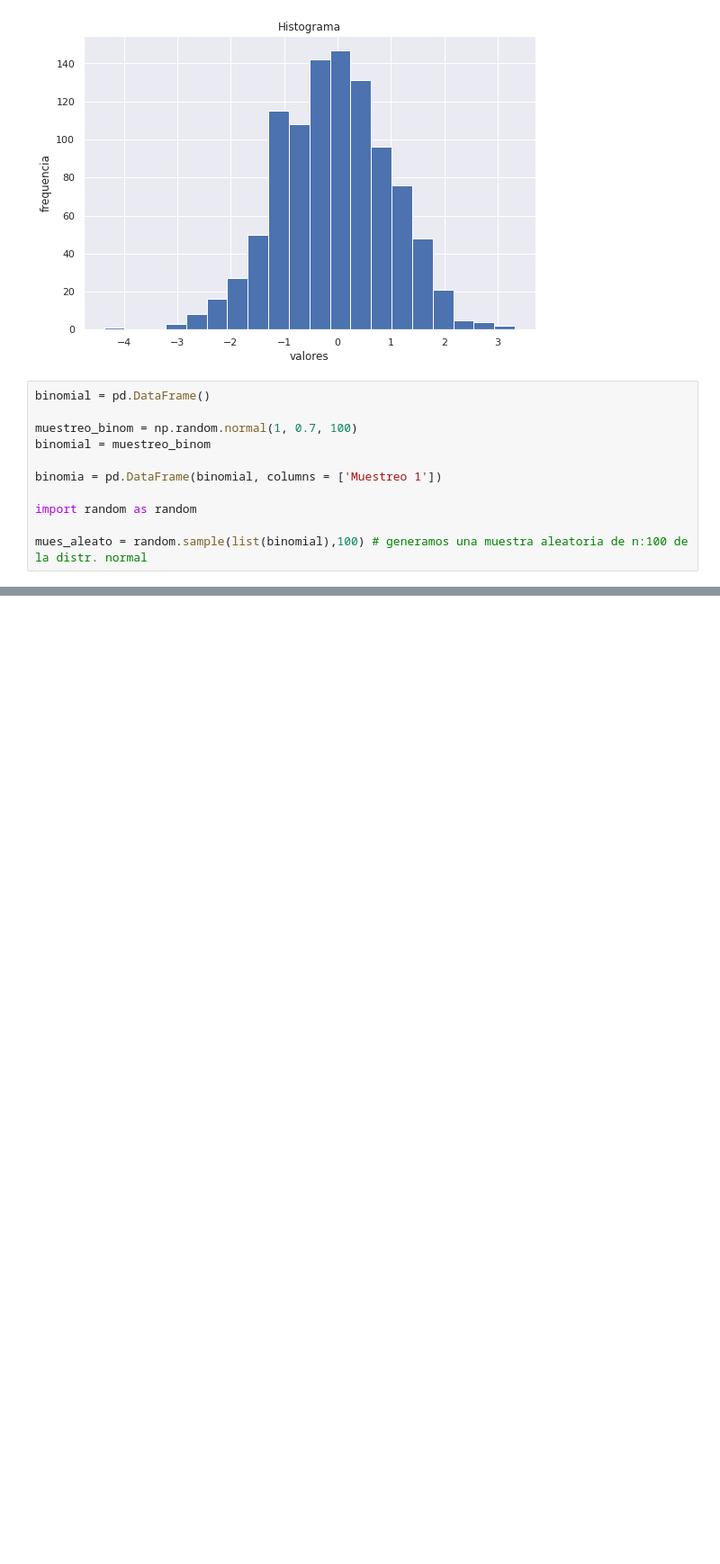
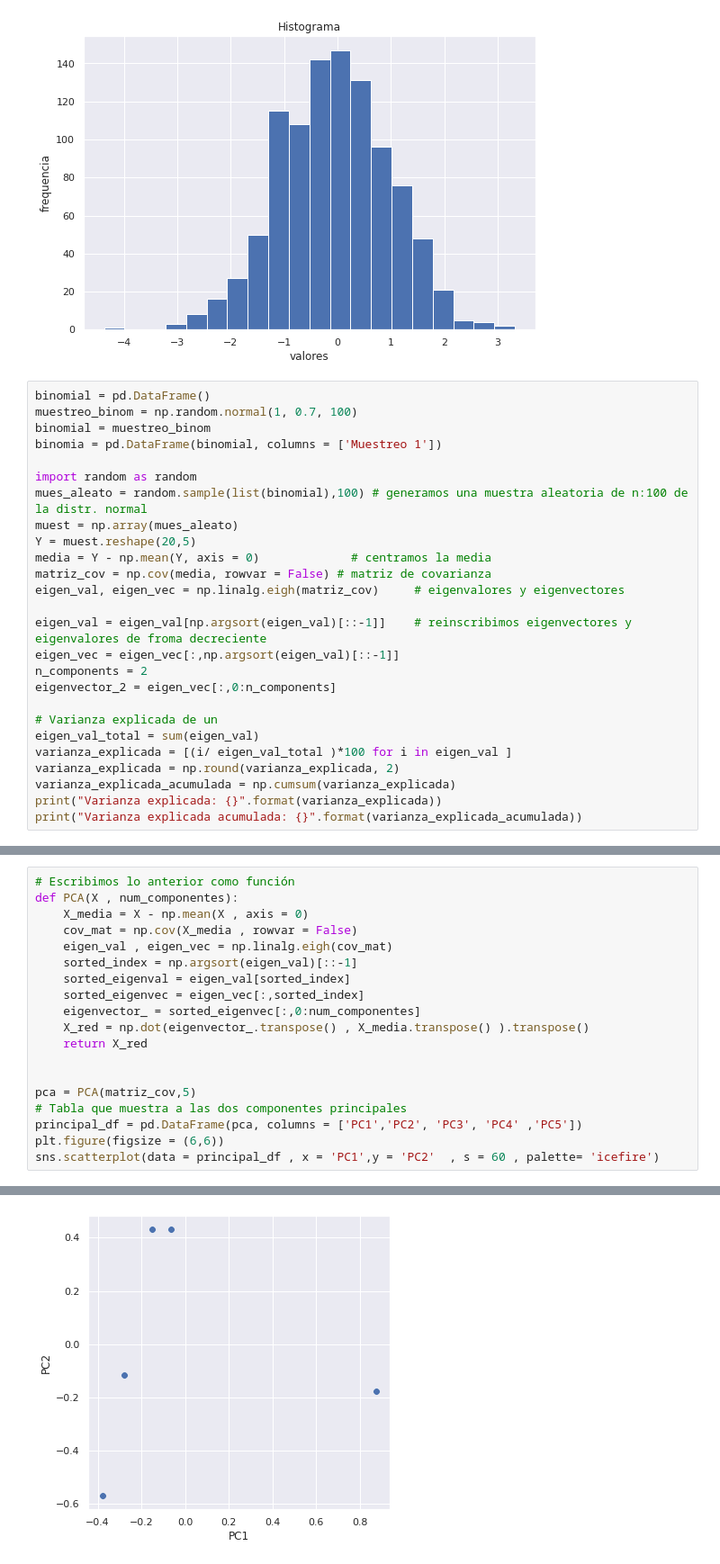
Before and after one commit to ADRIANVM117/proyectos_propios, a Jupyter notebook: actuaria/estadistica_multi/tarea_1_PCA.ipynb, the cells around one changed output, grey strips where cells are left out. Shown at 90% size. Saved outputs shown, nothing was run; the diff lists cells and outputs as text; blank space fills up the shorter version.

```diff
--- a/actuaria/estadistica_multi/tarea_1_PCA.ipynb
+++ b/actuaria/estadistica_multi/tarea_1_PCA.ipynb
@@ -162,13 +162,28 @@ plt.show()
 [figure]
 # %%
 binomial = pd.DataFrame()
-
 muestreo_binom = np.random.normal(1, 0.7, 100)
 binomial = muestreo_binom
-
 binomia = pd.DataFrame(binomial, columns = ['Muestreo 1'])
 
 import random as random
+mues_aleato = random.sample(list(binomial),100) # generamos una muestra aleatoria de n:100 de la distr. normal
+muest = np.array(mues_aleato)
+Y = muest.reshape(20,5)
+media = Y - np.mean(Y, axis = 0)             # centramos la media
+matriz_cov = np.cov(media, rowvar = False) # matriz de covarianza
+eigen_val, eigen_vec = np.linalg.eigh(matriz_cov)     # eigenvalores y eigenvectores
 
-mues_aleato = random.sample(list(binomial),100) # generamos una muestra aleatoria de n:100 de la distr. normal
+eigen_val = eigen_val[np.argsort(eigen_val)[::-1]]    # reinscribimos eigenvectores y eigenvalores de froma decreciente
+eigen_vec = eigen_vec[:,np.argsort(eigen_val)[::-1]]
+n_components = 2
+eigenvector_2 = eigen_vec[:,0:n_components]
+
+# Varianza explicada de un
+eigen_val_total = sum(eigen_val)
+varianza_explicada = [(i/ eigen_val_total )*100 for i in eigen_val ]
+varianza_explicada = np.round(varianza_explicada, 2)
+varianza_explicada_acumulada = np.cumsum(varianza_explicada)
+print("Varianza explicada: {}".format(varianza_explicada))
+print("Varianza explicada acumulada: {}".format(varianza_explicada_acumulada))
 # %% [output]
@@ -196,0 +192,20 @@ varianza =  stats.variance(mues_aleato, media )
+# %%
+# Escribimos lo anterior como función
+def PCA(X , num_componentes):
+    X_media = X - np.mean(X , axis = 0)
+    cov_mat = np.cov(X_media , rowvar = False)
+    eigen_val , eigen_vec = np.linalg.eigh(cov_mat)
+    sorted_index = np.argsort(eigen_val)[::-1]
+    sorted_eigenval = eigen_val[sorted_index]
+    sorted_eigenvec = eigen_vec[:,sorted_index]
+    eigenvector_ = sorted_eigenvec[:,0:num_componentes]
+    X_red = np.dot(eigenvector_.transpose() , X_media.transpose() ).transpose()
+    return X_red
+
+
+pca = PCA(matriz_cov,5)
+# Tabla que muestra a las dos componentes principales
+principal_df = pd.DataFrame(pca, columns = ['PC1','PC2', 'PC3', 'PC4' ,'PC5'])
+plt.figure(figsize = (6,6))
+sns.scatterplot(data = principal_df , x = 'PC1',y = 'PC2'  , s = 60 , palette= 'icefire')
+# %% [output]
@@ -196,0 +213 @@ varianza =  stats.variance(mues_aleato, media )
+[figure, added]
```
Also changed, not shown: parts of 3 cells of this notebook.
